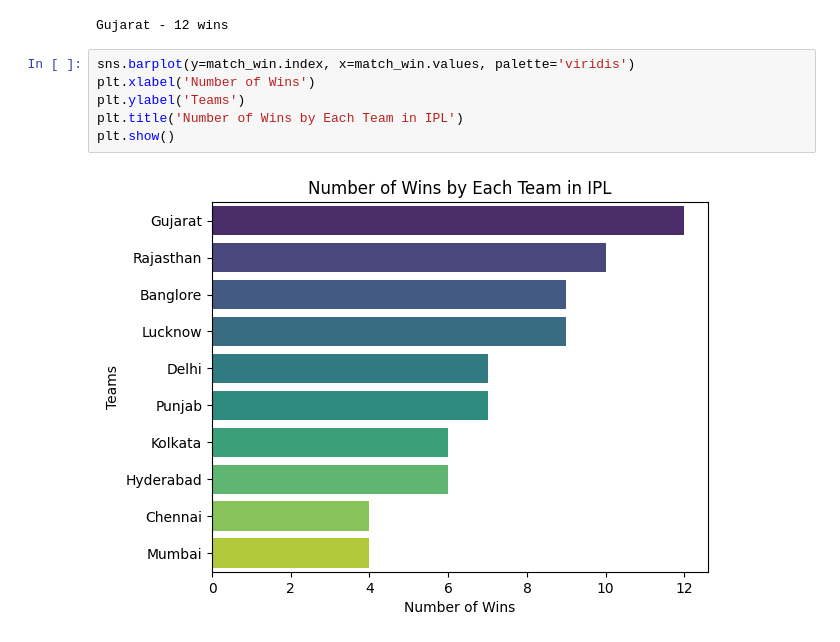
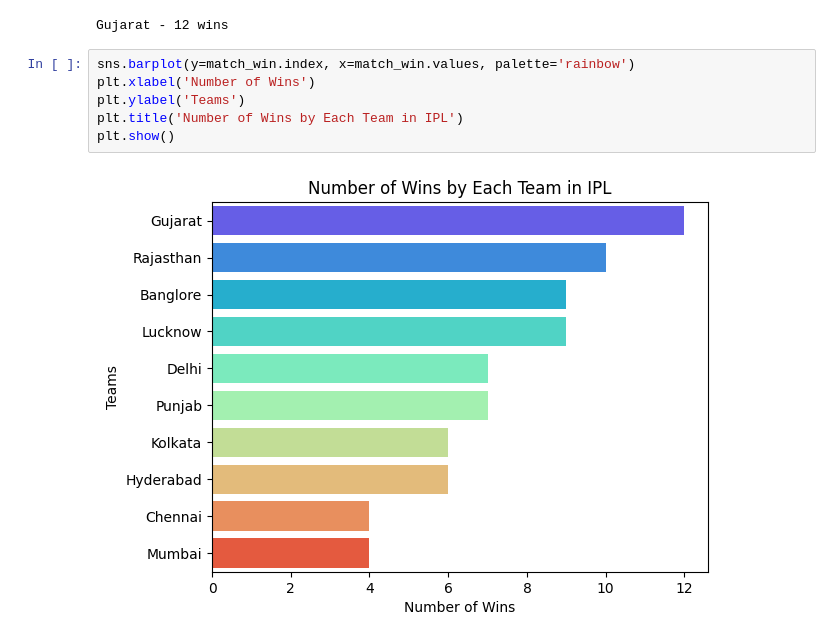
Before and after one commit to laxmansharma1811/Feature_Extraction_Project, a Jupyter notebook: ipl_capstone.ipynb, the cells around one changed output. Drawn from its saved outputs; the diff is of its cells as text.

```diff
--- a/ipl_capstone.ipynb
+++ b/ipl_capstone.ipynb
@@ -59,10 +59,10 @@ print(f"{match_win.idxmax()} - {match_win.max()} wins")
 # %% [output]
 Gujarat - 12 wins
 # %%
-sns.barplot(y=match_win.index, x=match_win.values, palette='viridis')
+sns.barplot(y=match_win.index, x=match_win.values, palette='rainbow')
 plt.xlabel('Number of Wins')
 plt.ylabel('Teams')
 plt.title('Number of Wins by Each Team in IPL')
 plt.show()
 # %% [output]
-[figure, old version]
+[figure, new version]
```
Also changed, not shown: parts of 2 cells of this notebook.
